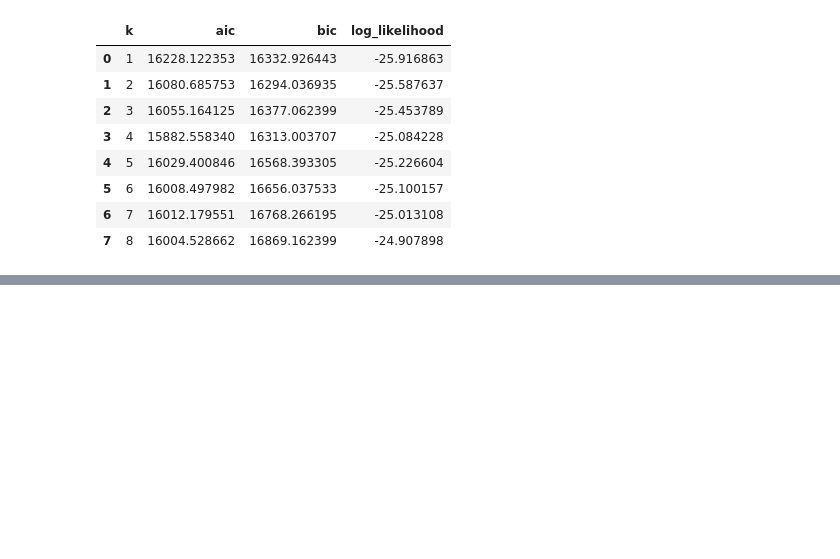
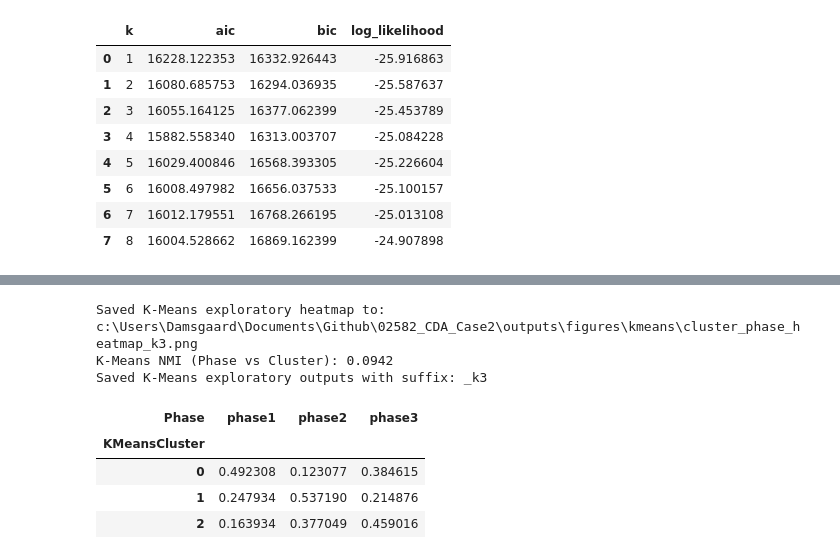
Before and after one commit to MathiasDamsgaard/02582_CDA_Case2, a Jupyter notebook: notebooks/exploratory_clustering_k.ipynb, the cells around one changed output, grey strips where cells are left out. Saved outputs shown, nothing was run; the diff lists cells and outputs as text; code cells hidden in the pictures; blank space fills up the shorter version.

Commit message:
New results, added kmeans  and comparison with all features in notebook, Gap statistic selection criteria

```diff
--- a/notebooks/exploratory_clustering_k.ipynb
+++ b/notebooks/exploratory_clustering_k.ipynb
@@ -230,3 +230,50 @@ Saved exploratory outputs with suffix: _k3
 | 0 | 0.468354 | 0.253165 | 0.278481 |
 | 1 | 0.355932 | 0.313559 | 0.330508 |
 | 2 | 0.217391 | 0.408696 | 0.373913 |
+# %%
+# 5) K-Means clustering with the same k
+_, kmeans_labels = fit_final_kmeans(
+    feature_matrix=pca_result.transformed,
+    n_clusters=final_k,
+    random_state=config.random_state,
+    n_init=config.kmeans_n_init,
+)
+
+kmeans_figures_dir = config.figures_dir / "kmeans"
+kmeans_results_dir = config.results_dir / "kmeans"
+kmeans_figures_dir.mkdir(parents=True, exist_ok=True)
+kmeans_results_dir.mkdir(parents=True, exist_ok=True)
+
+enriched_df[config.kmeans_cluster_column] = kmeans_labels
+kmeans_evaluation = evaluate_phase_alignment(
+    df=enriched_df,
+    cluster_column=config.kmeans_cluster_column,
+    phase_column=config.phase_column,
+)
+
+kmeans_heatmap_path = kmeans_figures_dir / f"cluster_phase_heatmap{suffix}.png"
+plot_cluster_phase_heatmap(kmeans_evaluation.normalized_table, kmeans_heatmap_path)
+
+enriched_df.to_csv(kmeans_results_dir / f"hr_data_with_clusters{suffix}.csv", index=False)
+kmeans_evaluation.counts_table.to_csv(kmeans_results_dir / f"cluster_phase_counts{suffix}.csv")
+kmeans_evaluation.normalized_table.to_csv(kmeans_results_dir / f"cluster_phase_normalized{suffix}.csv")
+
+with (kmeans_results_dir / f"mapped_classification_report{suffix}.txt").open("w", encoding="utf-8") as file:
+    file.write(kmeans_evaluation.mapped_report)
+
+with (kmeans_results_dir / f"cluster_to_phase_mapping{suffix}.json").open("w", encoding="utf-8") as file:
+    json.dump(kmeans_evaluation.cluster_to_phase_map, file, indent=2)
+
+print(f"Saved K-Means exploratory heatmap to: {kmeans_heatmap_path}")
+print(f"K-Means NMI (Phase vs Cluster): {kmeans_evaluation.nmi:.4f}")
+print("Saved K-Means exploratory outputs with suffix:", suffix)
+kmeans_evaluation.normalized_table
+# %% [output]
+Saved K-Means exploratory heatmap to: c:\Users\Damsgaard\Documents\Github\02582_CDA_Case2\outputs\figures\kmeans\cluster_phase_heatmap_k3.png
+K-Means NMI (Phase vs Cluster): 0.0942
+Saved K-Means exploratory outputs with suffix: _k3
+| Phase | phase1 | phase2 | phase3 |
+| KMeansCluster |  |  |  |
+| 0 | 0.492308 | 0.123077 | 0.384615 |
+| 1 | 0.247934 | 0.537190 | 0.214876 |
+| 2 | 0.163934 | 0.377049 | 0.459016 |
```
Also changed, not shown: parts of 5 cells of this notebook, 34 other files.
